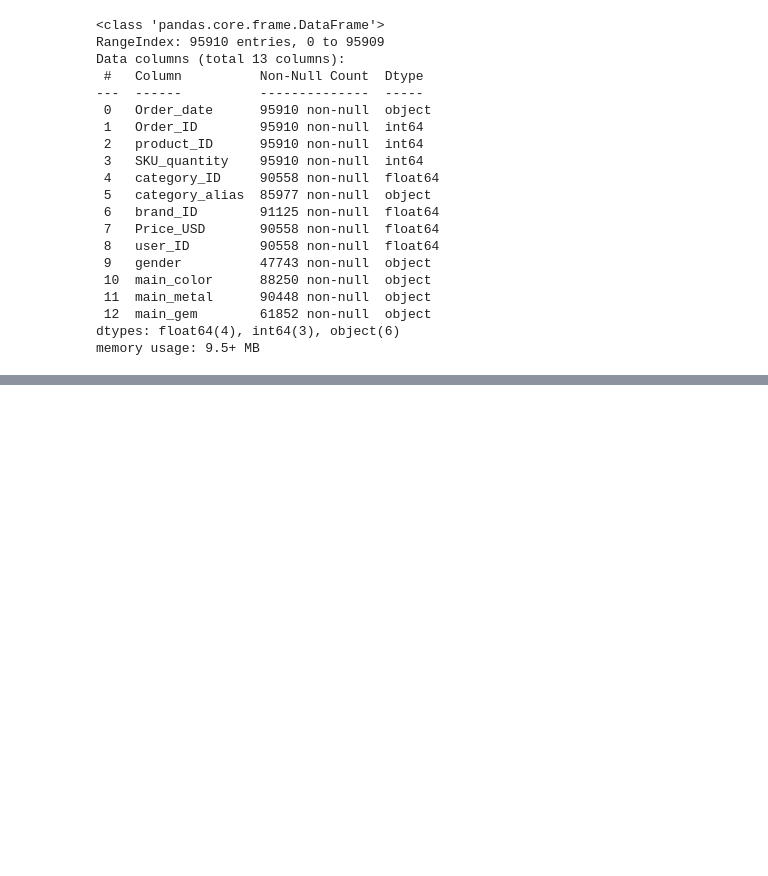
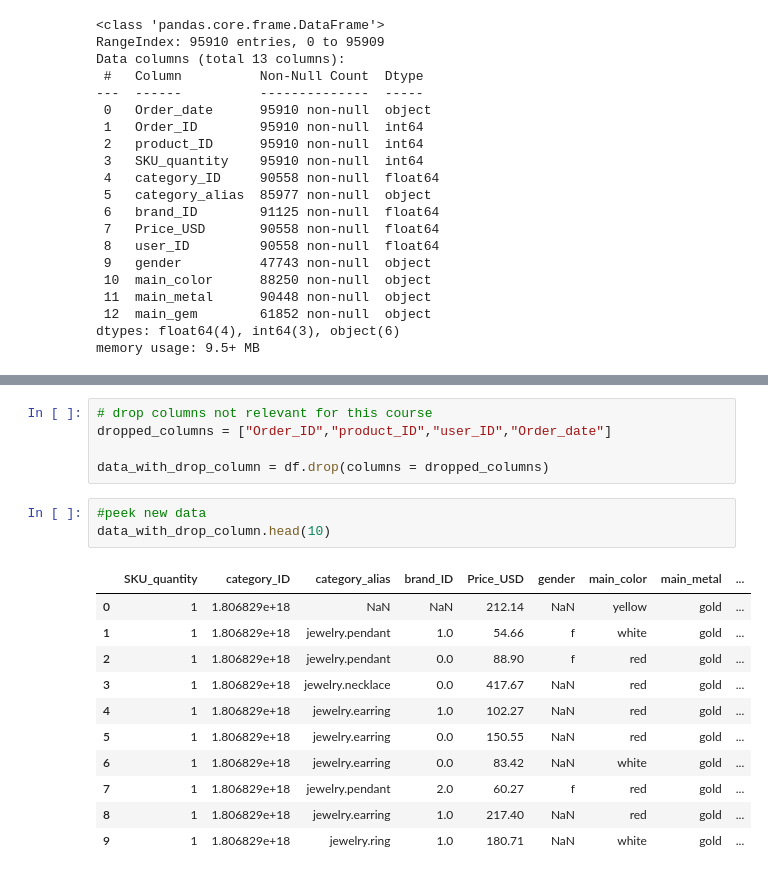
Before and after one commit to KP-Black/jewelry-price-optimisation, a Jupyter notebook: Notebooks/Jewelry price optimisation.ipynb, the cells around one changed output, grey strips where cells are left out. Cells and saved outputs as stored; diff of their text form; blank space fills up the shorter version.

Commit message:
data cleaning still on

```diff
--- a/Notebooks/Jewelry price optimisation.ipynb
+++ b/Notebooks/Jewelry price optimisation.ipynb
@@ -105,0 +136,20 @@ df.shape
+# %%
+# drop columns not relevant for this course
+dropped_columns = ["Order_ID","product_ID","user_ID","Order_date"]
+
+data_with_drop_column = df.drop(columns = dropped_columns)
+# %%
+#peek new data
+data_with_drop_column.head(10)
+# %% [output]
+|  | SKU_quantity | category_ID | category_alias | brand_ID | Price_USD | gender | main_color | main_metal | ... |
+| 0 | 1 | 1.806829e+18 | NaN | NaN | 212.14 | NaN | yellow | gold | ... |
+| 1 | 1 | 1.806829e+18 | jewelry.pendant | 1.0 | 54.66 | f | white | gold | ... |
+| 2 | 1 | 1.806829e+18 | jewelry.pendant | 0.0 | 88.90 | f | red | gold | ... |
+| 3 | 1 | 1.806829e+18 | jewelry.necklace | 0.0 | 417.67 | NaN | red | gold | ... |
+| 4 | 1 | 1.806829e+18 | jewelry.earring | 1.0 | 102.27 | NaN | red | gold | ... |
+| 5 | 1 | 1.806829e+18 | jewelry.earring | 0.0 | 150.55 | NaN | red | gold | ... |
+| 6 | 1 | 1.806829e+18 | jewelry.earring | 0.0 | 83.42 | NaN | white | gold | ... |
+| 7 | 1 | 1.806829e+18 | jewelry.pendant | 2.0 | 60.27 | f | red | gold | ... |
+| 8 | 1 | 1.806829e+18 | jewelry.earring | 1.0 | 217.40 | NaN | red | gold | ... |
+| 9 | 1 | 1.806829e+18 | jewelry.ring | 1.0 | 180.71 | NaN | white | gold | ... |
```
Also changed, not shown: parts of 12 cells of this notebook.
